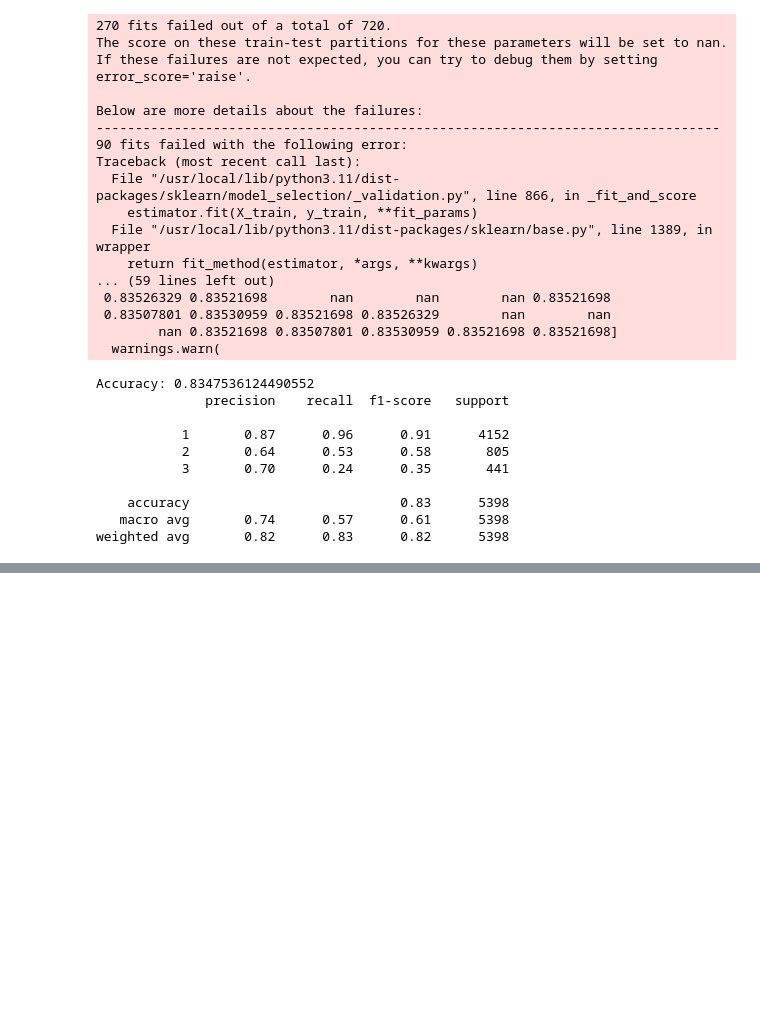
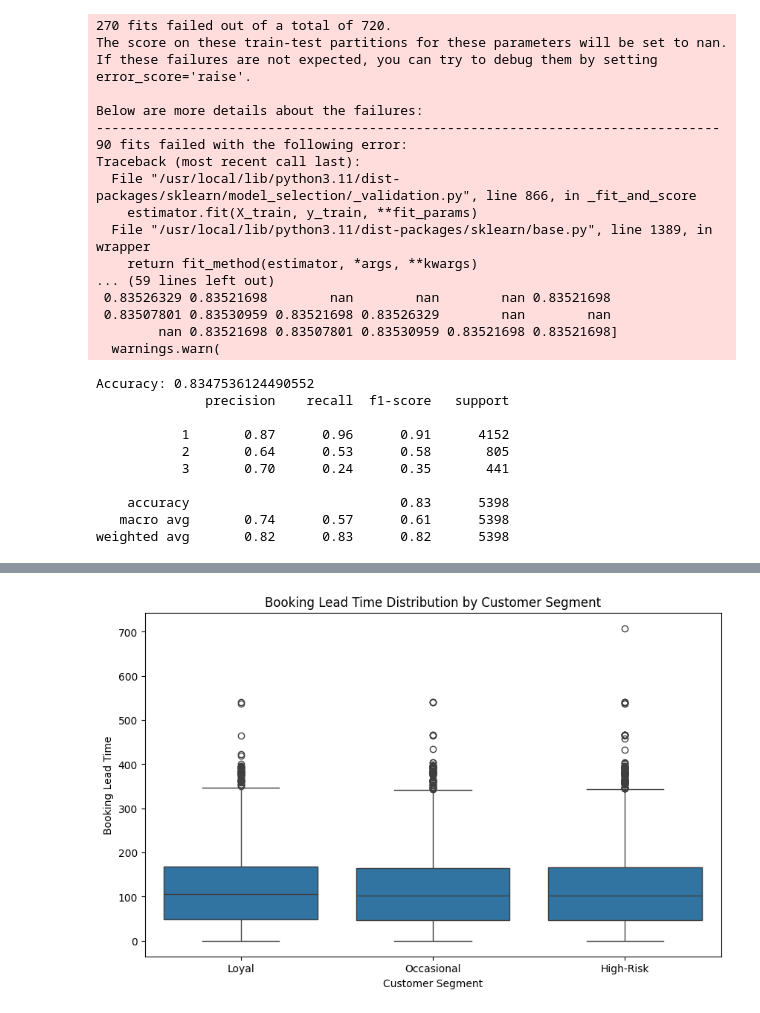
Before and after one commit to Vimukthixsandeepa/hotel-revenue-prediction, a Jupyter notebook: notebooks/predicted_modeling.ipynb, the cells around one changed output, grey strips where cells are left out. Drawn from its saved outputs; the diff is of its cells as text; code cells hidden in the pictures; blank space fills up the shorter version.

```diff
--- a/notebooks/predicted_modeling.ipynb
+++ b/notebooks/predicted_modeling.ipynb
@@ -640,0 +725,10 @@ weighted avg       0.82      0.83      0.82      5398
+# %%
+# Boxplot of booking_lead for each segment
+plt.figure(figsize=(10, 6))
+sns.boxplot(x='Cluster_Label', y='booking_lead', data=df)
+plt.title('Booking Lead Time Distribution by Customer Segment')
+plt.xlabel('Customer Segment')
+plt.ylabel('Booking Lead Time')
+plt.show()
+# %% [output]
+[figure, added]
```
Also changed, not shown: parts of 42 cells of this notebook, 2 other files.
